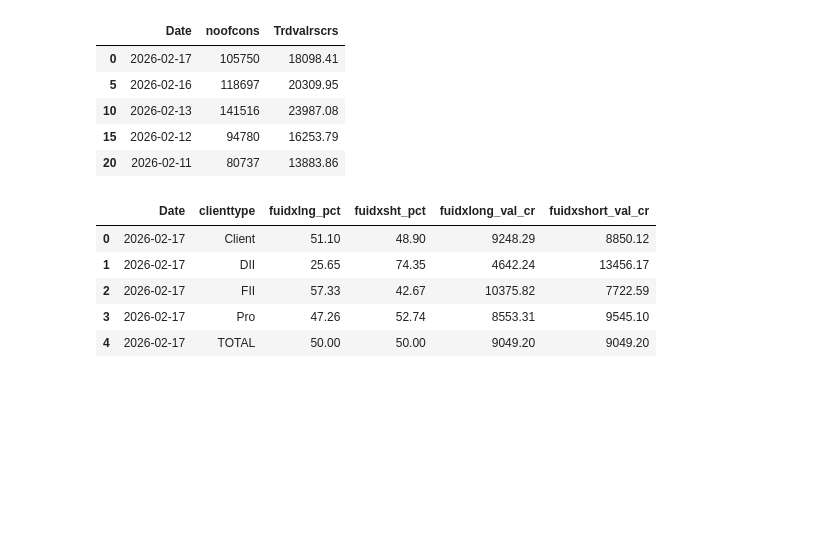
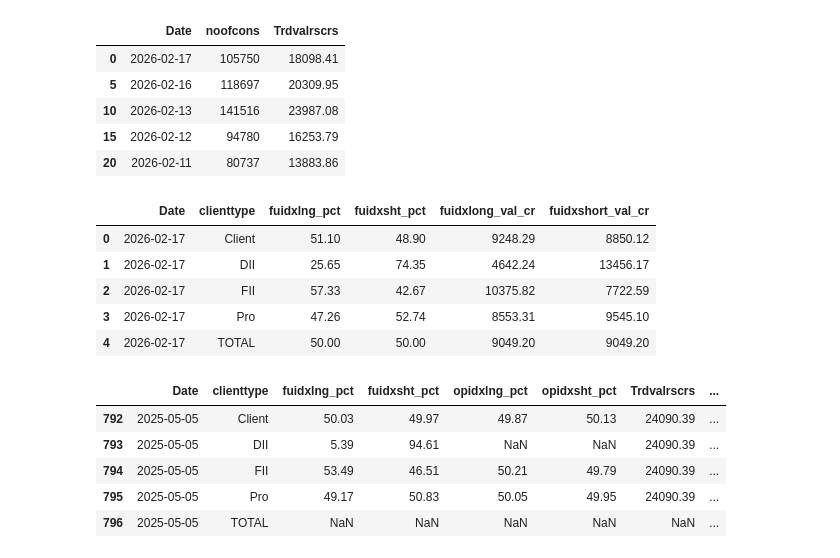
Before and after one commit to shailsun28/stockshortlisting, a Jupyter notebook: Untitled1.ipynb, the cells around one changed output. Saved outputs shown, nothing was run; the diff lists cells and outputs as text; code cells hidden in the pictures; blank space fills up the shorter version.

```diff
--- a/Untitled1.ipynb
+++ b/Untitled1.ipynb
@@ -822,3 +822,28 @@ final_df.head()
 | 2 | 2026-02-17 | FII | 57.33 | 42.67 | 10375.82 | 7722.59 |
 | 3 | 2026-02-17 | Pro | 47.26 | 52.74 | 8553.31 | 9545.10 |
 | 4 | 2026-02-17 | TOTAL | 50.00 | 50.00 | 9049.20 | 9049.20 |
+# %%
+import pandas as pd
+
+# Assume you already have `merged` with fuidxlong_val_cr and fuidxshort_val_cr calculated
+
+# Step 1: Remove the placeholder TOTAL rows
+non_total = merged[merged['clienttype'] != 'TOTAL']
+
+# Step 2: Compute sums per Date
+totals = non_total.groupby('Date', as_index=False)[['fuidxlong_val_cr','fuidxshort_val_cr']].sum()
+
+# Step 3: Add clienttype = 'TOTAL'
+totals['clienttype'] = 'TOTAL'
+
+# Step 4: Append back to non_total
+final = pd.concat([non_total, totals], ignore_index=True).sort_values(['Date','clienttype'])
+
+final.head()
+# %% [output]
+|  | Date | clienttype | fuidxlng_pct | fuidxsht_pct | opidxlng_pct | opidxsht_pct | Trdvalrscrs | ... |
+| 792 | 2025-05-05 | Client | 50.03 | 49.97 | 49.87 | 50.13 | 24090.39 | ... |
+| 793 | 2025-05-05 | DII | 5.39 | 94.61 | NaN | NaN | 24090.39 | ... |
+| 794 | 2025-05-05 | FII | 53.49 | 46.51 | 50.21 | 49.79 | 24090.39 | ... |
+| 795 | 2025-05-05 | Pro | 49.17 | 50.83 | 50.05 | 49.95 | 24090.39 | ... |
+| 796 | 2025-05-05 | TOTAL | NaN | NaN | NaN | NaN | NaN | ... |
```
Also changed, not shown: parts of 2 cells of this notebook.
